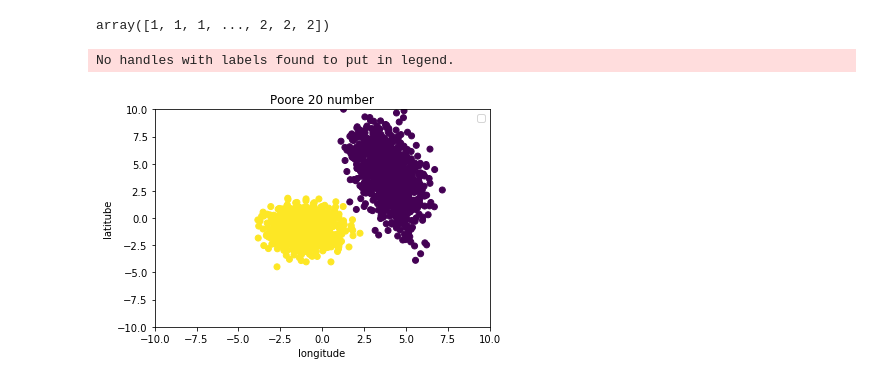
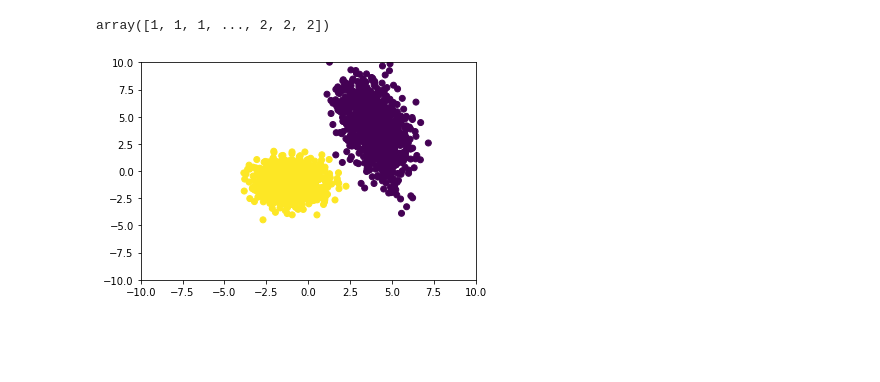
Before and after one commit to coding-blocks-archives/ML-Noida-2019-Aug, a Jupyter notebook: lecture_05/clusters.ipynb, the cells around one changed output. Cells and saved outputs as stored; diff of their text form; code cells hidden in the pictures; blank space fills up the shorter version.

```diff
--- a/lecture_05/clusters.ipynb
+++ b/lecture_05/clusters.ipynb
@@ -60,13 +60,8 @@ array([1, 1, 1, ..., 2, 2, 2])
 # %%
 plt.figure()
 plt.scatter(X[:, 0], X[:, 1], c=y)
 plt.xlim(-10, 10)
 plt.ylim(-10, 10)
-plt.xlabel("longitude")
-plt.ylabel("latitube")
-plt.title("Poore 20 number")
-plt.legend()
 plt.show()
 # %% [output]
-No handles with labels found to put in legend.
-[figure, old version]
+[figure, new version]
```
Also changed, not shown: parts of 4 cells of this notebook, 1 other file.
